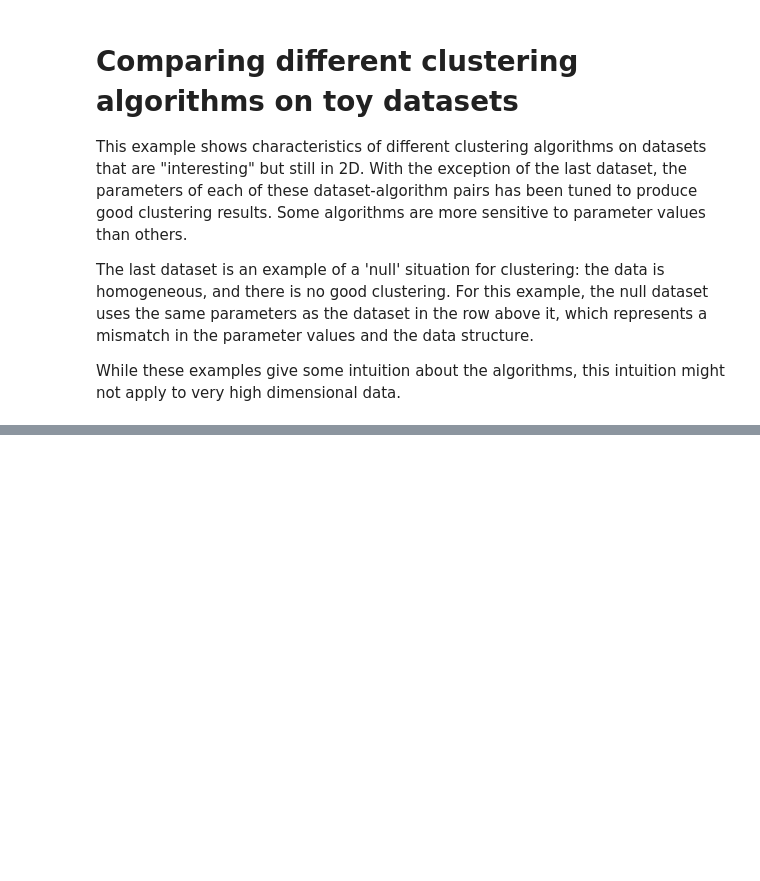
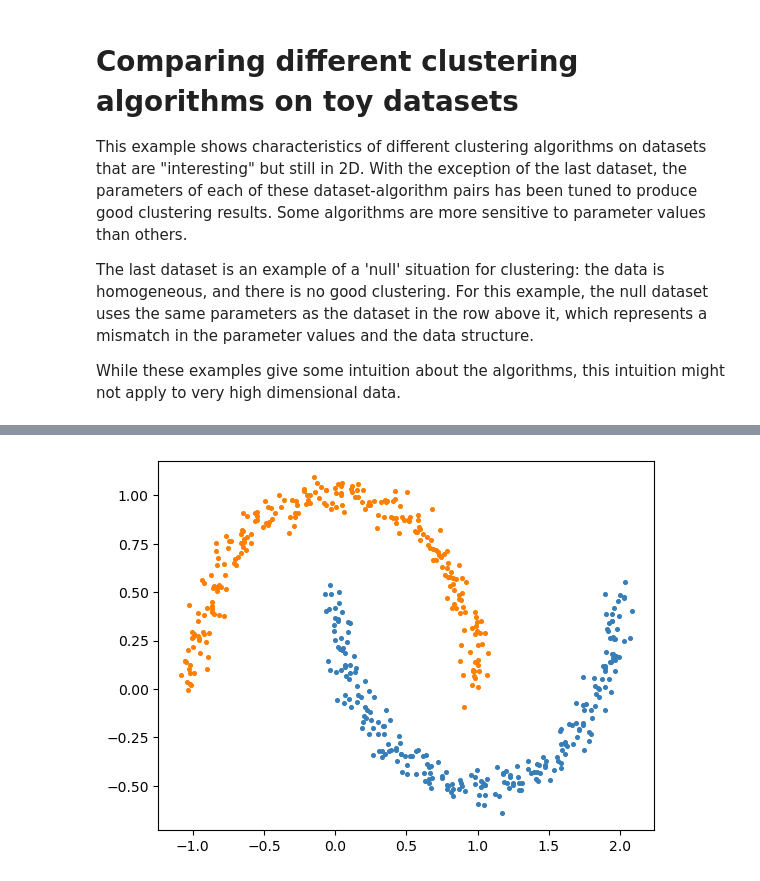
Before and after one commit to nmartinbekier/chameleon_cluster, a Jupyter notebook: chameleon_cluster/sklearn_cham_plot_cluster_comparison.ipynb, the cells around one changed output, grey strips where cells are left out. Cells and saved outputs as stored; diff of their text form; code cells hidden in the pictures; blank space fills up the shorter version.

```diff
--- a/chameleon_cluster/sklearn_cham_plot_cluster_comparison.ipynb
+++ b/chameleon_cluster/sklearn_cham_plot_cluster_comparison.ipynb
@@ -287,0 +93,4 @@ plot2d_data(res)
+# %%
+plot2d_data_sl(res_noisy_moons)
+# %% [output]
+[figure, added]
```
Also changed, not shown: parts of 10 cells of this notebook.
